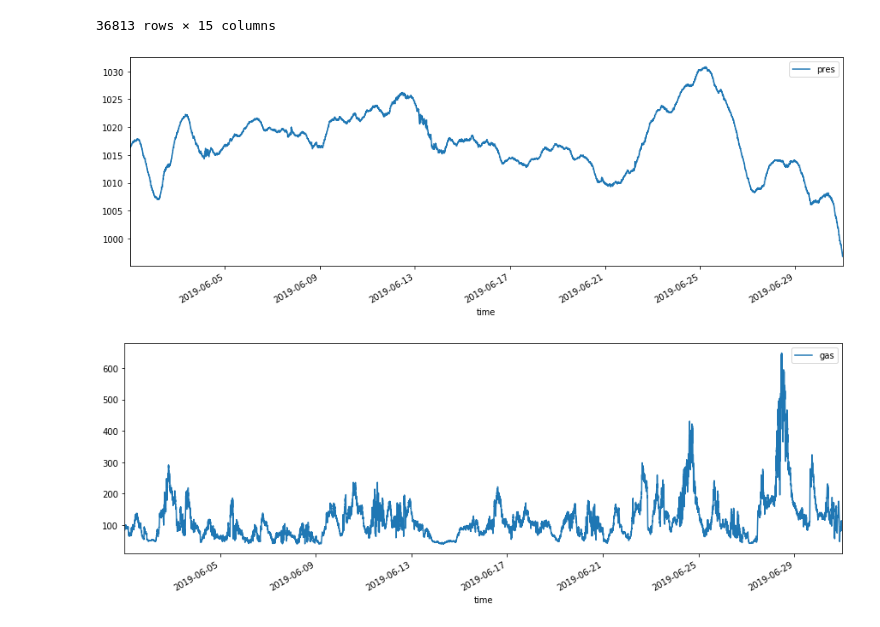
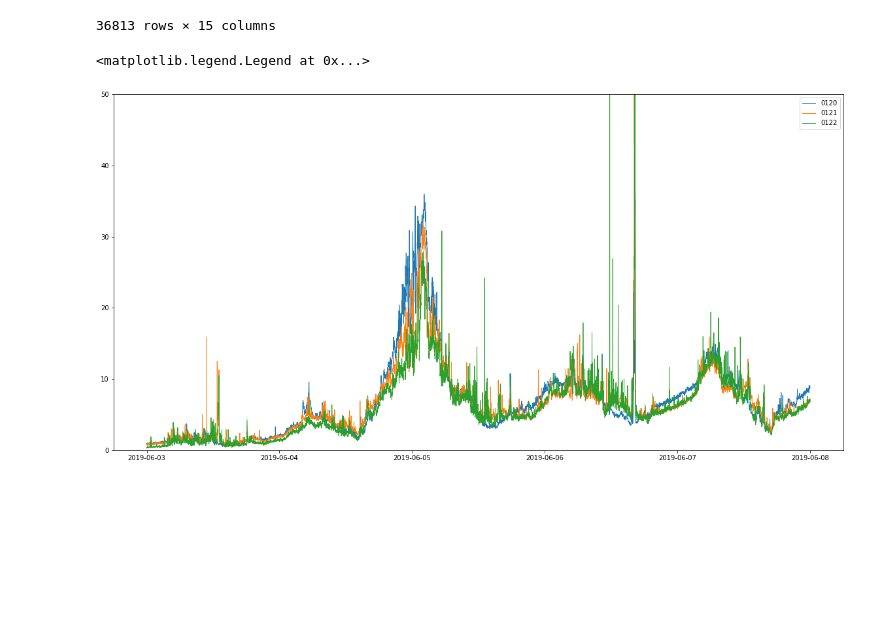
Before and after one commit to ForumViriumHelsinki/OpenDataSamples, a Jupyter notebook: AQBurk/AQBurk-sample.ipynb, the cells around one changed output. Cells and saved outputs as stored; diff of their text form; code cells hidden in the pictures; blank space fills up the shorter version.

Commit message:
Add better graphs

```diff
--- a/AQBurk/AQBurk-sample.ipynb
+++ b/AQBurk/AQBurk-sample.ipynb
@@ -10,17 +10,27 @@ import requests
 import pandas as pd
 import matplotlib.pyplot as plt
 %matplotlib inline
-# plt.rcParams["figure.figsize"] = [15, 5]
+plt.rcParams["figure.figsize"] = [20, 10]
+pd.plotting.register_matplotlib_converters()
+
+#  plt.rcParams["figure.figsize"] = [6.4, 4.8]
 
 
 # Get one month's sample data
 baseurl = 'https://broker.fvh.io/static/aqburk/'
 index_json = f'{baseurl}index.json'
+
+# index_json contains list of data files and their sizes
 res = requests.get(index_json)
 files = res.json()
-datafile = files[6]  # Take just one of all files
+print('Files available:\n============================')
+for fobj in files:
+    print('{} ({:.2f} MB)'.format(fobj['name'], fobj['size'] / 2**20))
+
+datafile = files[6]['name']  # Pick just one of all files
 
 # Cache file locally
+print('\nFile status:')
 if os.path.isfile(datafile):
     print(f'{datafile} is already downloaded')
 else:
@@ -76,10 +102,17 @@ one
 | 1356692 | 2019-06-30 23:54:36.712000+00:00 | 233.4 | 80.7 | 4.7 | 5.3 | 4.7 | 4.3 | 3.5 | 3.7 | 3.5 | 3.2 | ... |
 | 1356758 | 2019-06-30 23:56:47.645000+00:00 | 243.1 | 80.9 | 6.3 | 7.9 | 6.3 | 5.1 | 3.6 | 3.9 | 3.7 | 3.4 | ... |
 36813 rows × 15 columns
-# %%
-one.plot(x='time', y='pres', figsize=(15,5))
-df[df['dev-id'] == '373773207E330121'].plot(x='time', y='gas', figsize=(15,5))
-plt.show()
-# %% [output]
-[figure, removed]
-[figure, removed]
+# %%
+# Plot some data (PM2.5 for 3 devices)
+col = 'pm25avg'
+sdate = '2019-06-03'
+edate = '2019-06-08'
+plt.ylim(0,50)
+colors = ['b', 'r', 'g']
+for devid in ['373773207E330120', '373773207E330121', '373773207E330122']:
+    _df = df[(df['dev-id'] == devid) & (df['time'] > sdate) & (df['time'] < edate)]
+    plt.plot('time', col, data=_df, linewidth=1, label=devid[-4:])
+plt.legend()
+# %% [output]
+<matplotlib.legend.Legend at 0x...>
+[figure, added]
```
Also changed, not shown: parts of 1 cell of this notebook.
